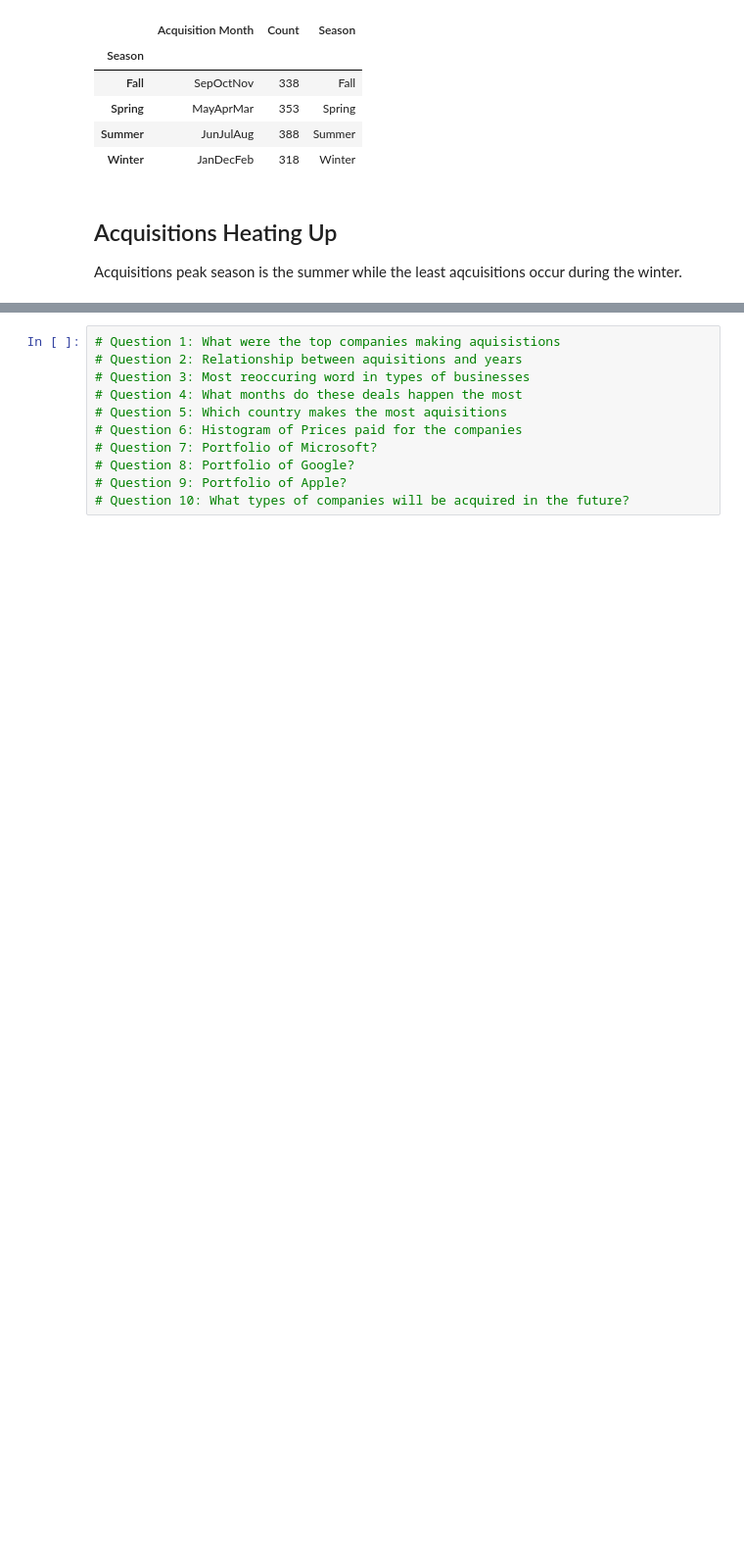
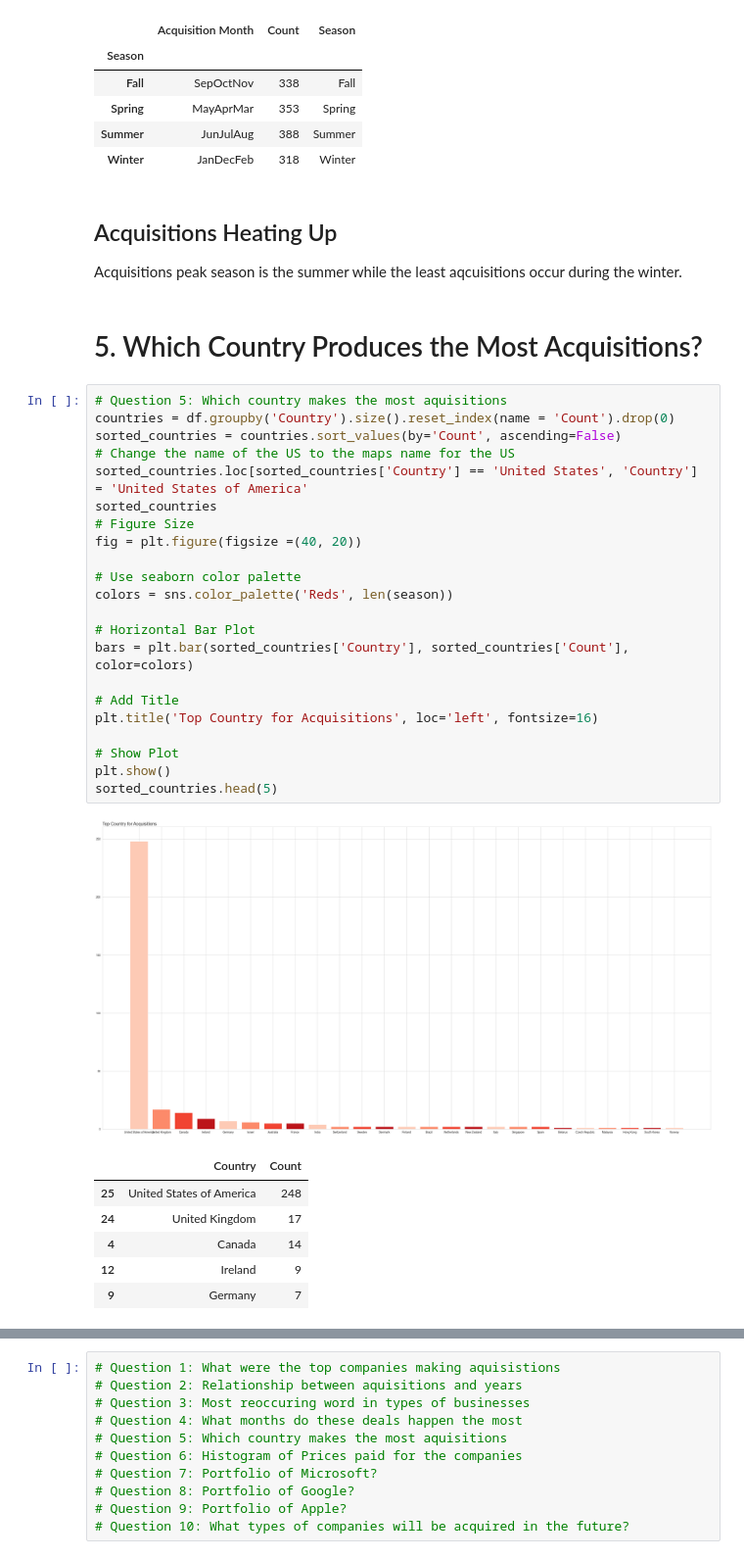
Before and after one commit to build-summer-2024/async-orange-Roberto_Echeverria-final-project, a Jupyter notebook: Data_Exploration.ipynb, the cells around one changed output, grey strips where cells are left out. Shown at 98% size. Drawn from its saved outputs; the diff is of its cells as text; blank space fills up the shorter version.

```diff
--- a/Data_Exploration.ipynb
+++ b/Data_Exploration.ipynb
@@ -234,3 +269,35 @@ season_acquis
 # %% [markdown]
 ## Acquisitions Heating Up
 Acquisitions peak season is the summer while the least aqcuisitions occur during the winter.
+# %% [markdown]
+# 5. Which Country Produces the Most Acquisitions?
+# %%
+# Question 5: Which country makes the most aquisitions
+countries = df.groupby('Country').size().reset_index(name = 'Count').drop(0)
+sorted_countries = countries.sort_values(by='Count', ascending=False)
+# Change the name of the US to the maps name for the US
+sorted_countries.loc[sorted_countries['Country'] == 'United States', 'Country'] = 'United States of America'
+sorted_countries
+# Figure Size
+fig = plt.figure(figsize =(40, 20))
+
+# Use seaborn color palette
+colors = sns.color_palette('Reds', len(season))
+
+# Horizontal Bar Plot
+bars = plt.bar(sorted_countries['Country'], sorted_countries['Count'], color=colors)
+
+# Add Title
+plt.title('Top Country for Acquisitions', loc='left', fontsize=16)
+
+# Show Plot
+plt.show()
+sorted_countries.head(5)
+# %% [output]
+[figure, added]
+|  | Country | Count |
+| 25 | United States of America | 248 |
+| 24 | United Kingdom | 17 |
+| 4 | Canada | 14 |
+| 12 | Ireland | 9 |
+| 9 | Germany | 7 |
```
Also changed, not shown: parts of 33 cells of this notebook, 3 other files.
